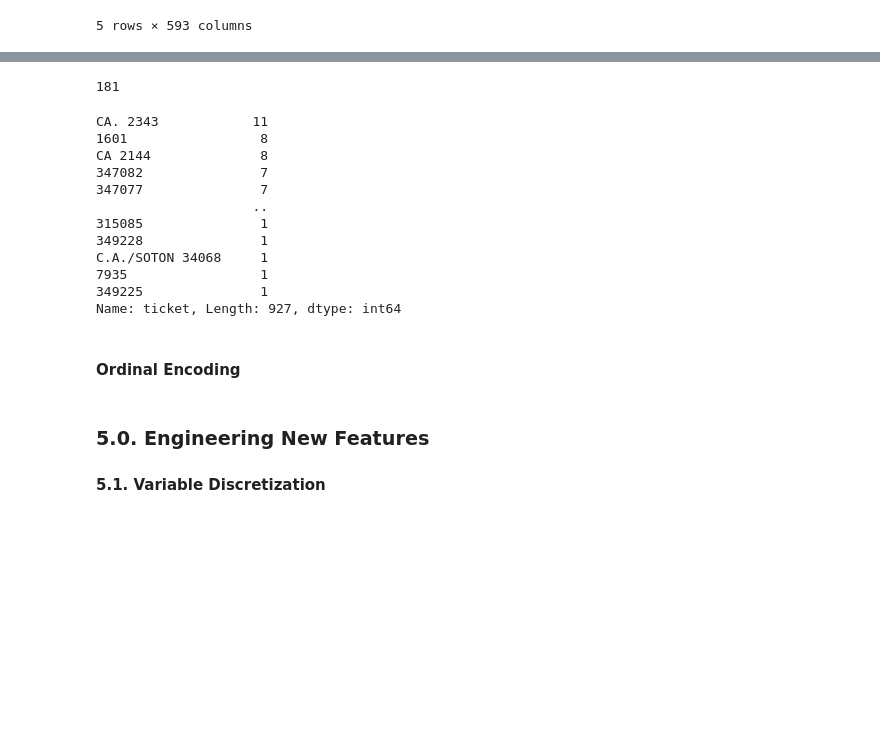
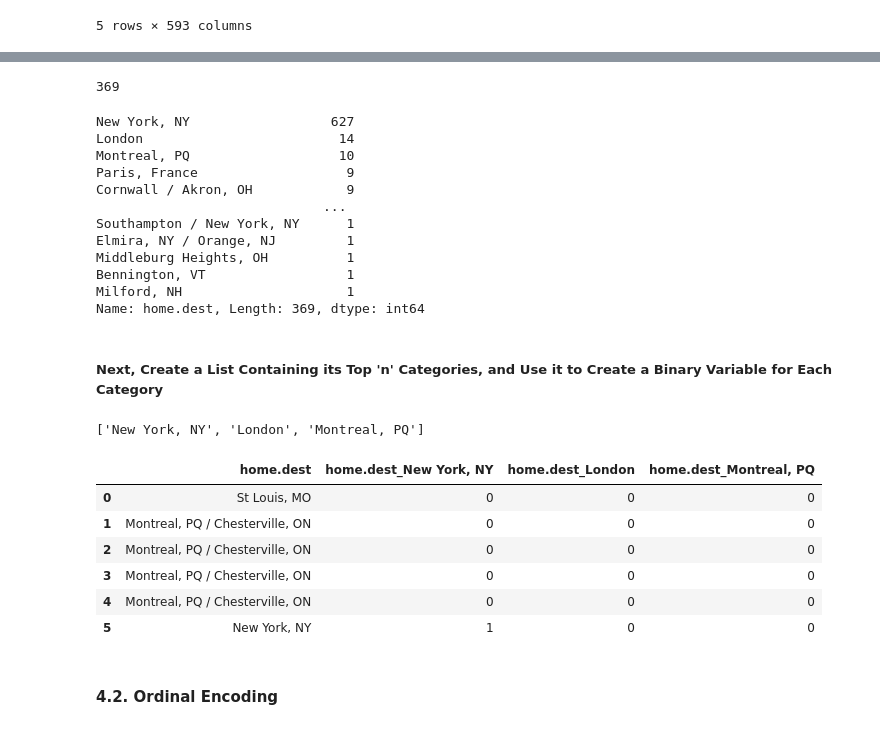
Before and after one commit to jtupitza-msft/edsp-mentoring-program, a Jupyter notebook: 04-Feature-Engineering.ipynb, the cells around one changed output, grey strips where cells are left out. Drawn from its saved outputs; the diff is of its cells as text; code cells hidden in the pictures; blank space fills up the shorter version.

```diff
--- a/04-Feature-Engineering.ipynb
+++ b/04-Feature-Engineering.ipynb
@@ -724,24 +733,45 @@ Since One-Hot Encoding represents each category that's contained by a categorica
-# %%
-df.cabin.nunique()
-# %% [output]
-181
+# %%
+feature = 'home.dest'
+
+df[feature].nunique()
+# %% [output]
+369
 # %%
-df.ticket.value_counts().sort_values(ascending=False)
+df[feature].value_counts().sort_values(ascending=False)
 # %% [output]
-CA. 2343            11
-1601                 8
-CA 2144              8
-347082               7
-347077               7
-                    ..
-315085               1
-349228               1
-C.A./SOTON 34068     1
-7935                 1
-349225               1
-Name: ticket, Length: 927, dtype: int64
+New York, NY                  627
+London                         14
+Montreal, PQ                   10
+Paris, France                   9
+Cornwall / Akron, OH            9
+                             ...
+Southampton / New York, NY      1
+Elmira, NY / Orange, NJ         1
+Middleburg Heights, OH          1
+Bennington, VT                  1
+Milford, NH                     1
+Name: home.dest, Length: 369, dtype: int64
+# %% [markdown]
+##### Next, Create a List Containing its Top 'n' Categories, and Use it to Create a Binary Variable for Each Category
+# %%
+n = 3
+
+top_n = [x for x in df[feature].value_counts().sort_values(ascending=False).head(n).index]
+top_n
+# %% [output]
+['New York, NY', 'London', 'Montreal, PQ']
+# %%
+for label in top_n:
+    df[feature + '_' + label] = np.where(df[feature] == label, 1, 0)
+
+df[[feature] + [feature + '_' + c for c in top_n]].head(6)
+# %% [output]
+|  | home.dest | home.dest_New York, NY | home.dest_London | home.dest_Montreal, PQ |
+| 0 | St Louis, MO | 0 | 0 | 0 |
+| 1 | Montreal, PQ / Chesterville, ON | 0 | 0 | 0 |
+| 2 | Montreal, PQ / Chesterville, ON | 0 | 0 | 0 |
+| 3 | Montreal, PQ / Chesterville, ON | 0 | 0 | 0 |
+| 4 | Montreal, PQ / Chesterville, ON | 0 | 0 | 0 |
+| 5 | New York, NY | 1 | 0 | 0 |
 # %% [markdown]
-#### Ordinal Encoding
+#### 4.2. Ordinal Encoding
-# %% [markdown]
-### 5.0. Engineering New Features
-#### 5.1. Variable Discretization
```
Also changed, not shown: parts of 16 cells of this notebook.
